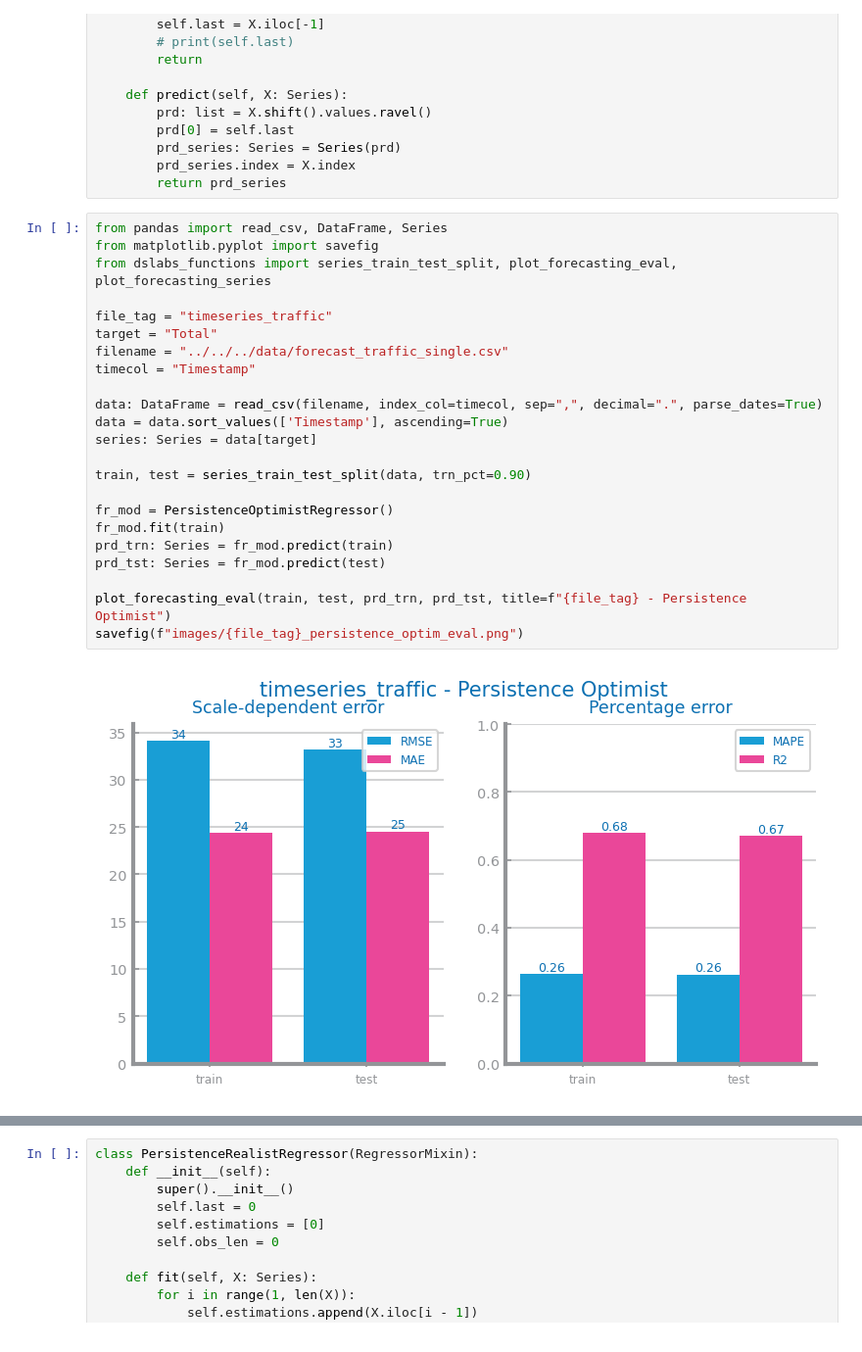
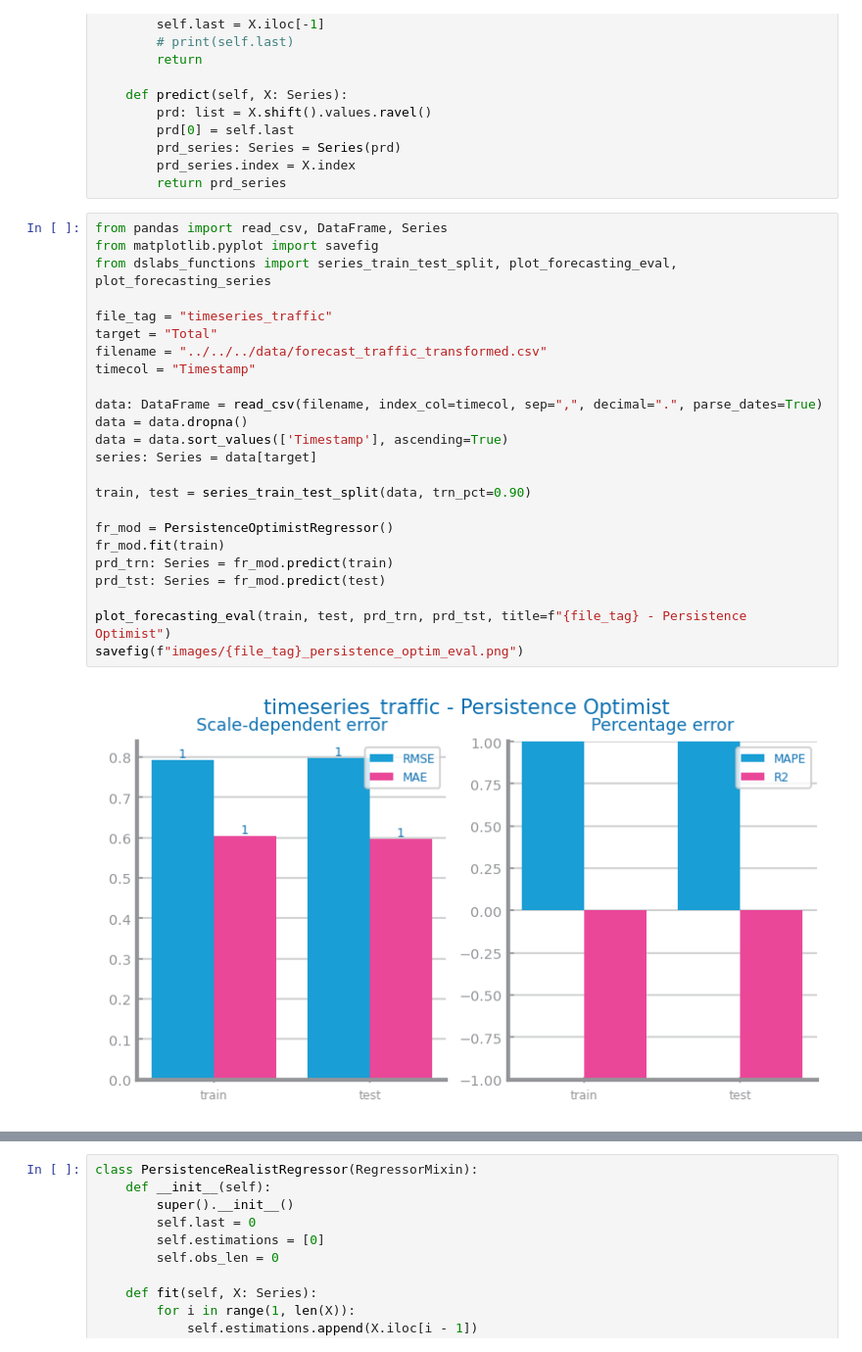
Before and after one commit to DaviGiordano/data-science-course-project, a Jupyter notebook: ipynb_files/Time Series/Forecasting/Lab431_persistence_traffic.ipynb, the cells around one changed output, grey strips where cells are left out. Shown at 98% size. Drawn from its saved outputs; the diff is of its cells as text.

Commit message:
Run simple average, persistence and arima model on transformed traffic dataset and add lag plot for health ds

```diff
--- a/ipynb_files/Time Series/Forecasting/Lab431_persistence_traffic.ipynb
+++ b/ipynb_files/Time Series/Forecasting/Lab431_persistence_traffic.ipynb
@@ -25,28 +25,29 @@ class PersistenceOptimistRegressor(RegressorMixin):
 # %%
 from pandas import read_csv, DataFrame, Series
 from matplotlib.pyplot import savefig
 from dslabs_functions import series_train_test_split, plot_forecasting_eval, plot_forecasting_series
 
 file_tag = "timeseries_traffic"
 target = "Total"
-filename = "../../../data/forecast_traffic_single.csv"
+filename = "../../../data/forecast_traffic_transformed.csv"
 timecol = "Timestamp"
 
 data: DataFrame = read_csv(filename, index_col=timecol, sep=",", decimal=".", parse_dates=True)
+data = data.dropna()
 data = data.sort_values(['Timestamp'], ascending=True)
 series: Series = data[target]
 
 train, test = series_train_test_split(data, trn_pct=0.90)
 
 fr_mod = PersistenceOptimistRegressor()
 fr_mod.fit(train)
 prd_trn: Series = fr_mod.predict(train)
 prd_tst: Series = fr_mod.predict(test)
 
 plot_forecasting_eval(train, test, prd_trn, prd_tst, title=f"{file_tag} - Persistence Optimist")
 savefig(f"images/{file_tag}_persistence_optim_eval.png")
 # %% [output]
-[figure, old version]
+[figure, new version]
 # %%
 plot_forecasting_series(
     train,
```
Also changed, not shown: parts of 3 cells of this notebook, 17 other files.
